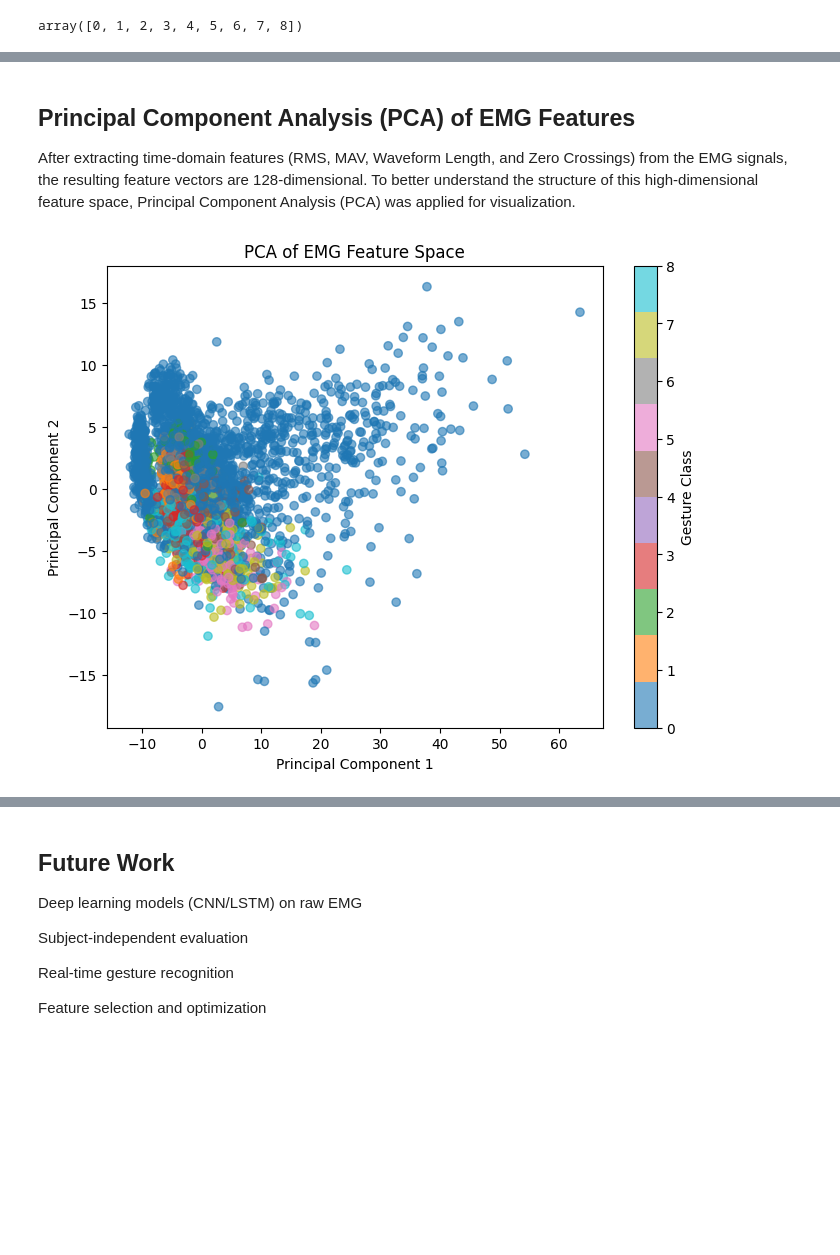
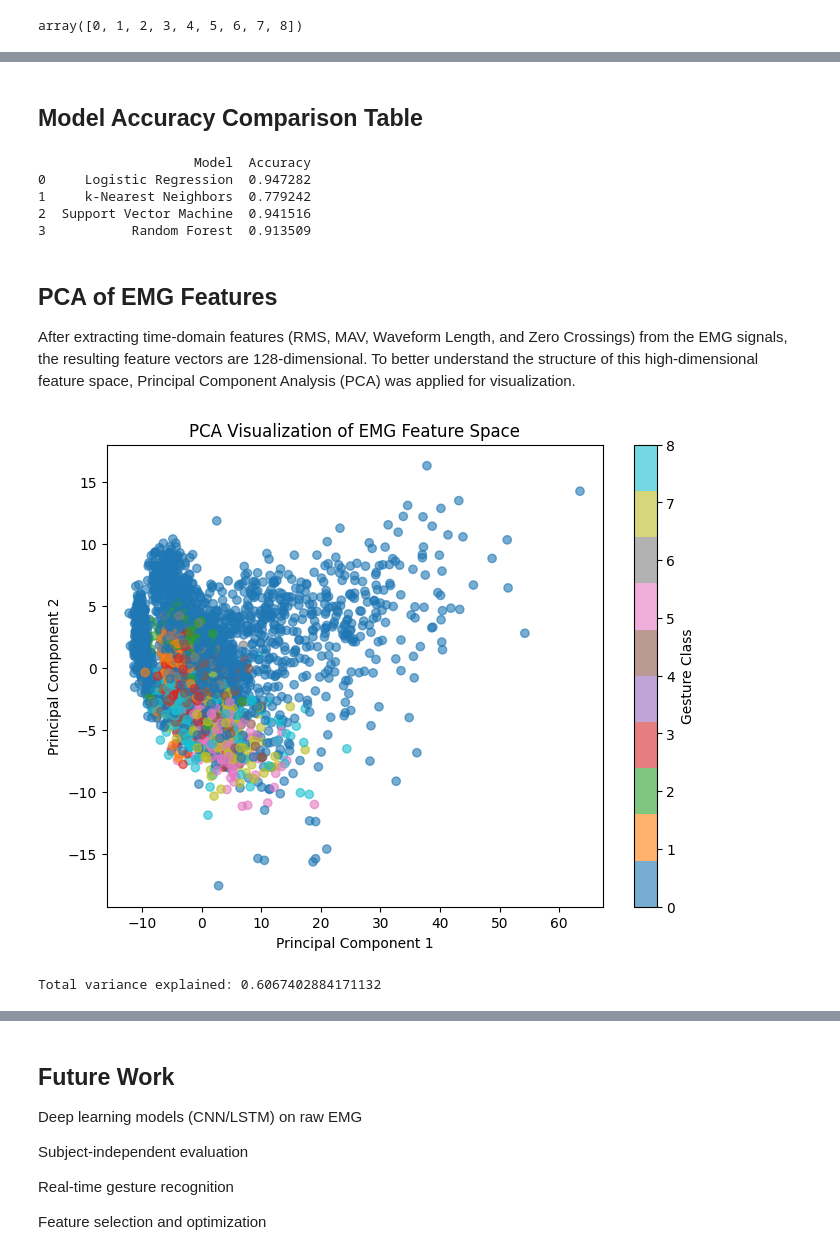
Before and after one commit to vanshikasarawgi-gif/EMG-Gesture-Recognition, a Jupyter notebook: notebooks/main.ipynb, the cells around one changed output, grey strips where cells are left out. Cells and saved outputs as stored; diff of their text form; code cells hidden in the pictures; blank space fills up the shorter version.

```diff
--- a/notebooks/main.ipynb
+++ b/notebooks/main.ipynb
@@ -441,12 +489,18 @@ A Support Vector Machine (SVM) classifier was used as the primary model for EMG-
 Test Accuracy: 94.15%
 # %%
 from sklearn.svm import SVC
+from sklearn.metrics import accuracy_score
 
-svm_model = SVC(
-    kernel='rbf',
-    C=10,
-    gamma='scale'
-)
+#SVM Model
+svm_model = SVC(kernel='rbf', C=10, gamma='scale')
 
+#Train
 svm_model.fit(X_train_scaled, y_train)
+
+#Predict
+y_pred_svm = svm_model.predict(X_test_scaled)
+
+#Accuracy
+svm_acc = accuracy_score(y_test, y_pred_svm)
+print("SVM Accuracy:", svm_acc)
 # %% [output]
@@ -462,0 +515,16 @@ Test Accuracy: 0.9415156507413509
+# %%
+from sklearn.ensemble import RandomForestClassifier
+from sklearn.metrics import accuracy_score
+
+#RF Model
+rf = RandomForestClassifier(n_estimators=200, random_state=42)
+
+#Train
+rf.fit(X_train, y_train)   # scaling not required
+
+#Predict
+y_pred_rf = rf.predict(X_test)
+
+#Accuracy
+rf_acc = accuracy_score(y_test, y_pred_rf)
+print("Random Forest Accuracy:", rf_acc)
@@ -518,28 +635,63 @@ weighted avg       0.94      0.94      0.94      1214
+# %% [markdown]
+## Model Accuracy Comparison Table
+# %%
+import pandas as pd
+
+# Store model accuracies
+results = {
+    "Model": [
+        "Logistic Regression",
+        "k-Nearest Neighbors",
+        "Support Vector Machine",
+        "Random Forest"
+    ],
+    "Accuracy": [
+        lr_acc,
+        knn_acc,
+        svm_acc,
+        rf_acc
+    ]
+}
+
+# Create DataFrame
+results_df = pd.DataFrame(results)
+
+# Display table
+print(results_df)
+# %% [output]
+                    Model  Accuracy
+0     Logistic Regression  0.947282
+1     k-Nearest Neighbors  0.779242
+2  Support Vector Machine  0.941516
+3           Random Forest  0.913509
 # %% [markdown]
-## Principal Component Analysis (PCA) of EMG Features
+## PCA of EMG Features
 
 After extracting time-domain features (RMS, MAV, Waveform Length, and Zero Crossings) from the EMG signals, the resulting feature vectors are 128-dimensional.
 To better understand the structure of this high-dimensional feature space, Principal Component Analysis (PCA) was applied for visualization.
 # %%
 from sklearn.decomposition import PCA
 import matplotlib.pyplot as plt
 
 pca = PCA(n_components=2)
-X_pca = pca.fit_transform(X_train_scaled)
+X_train_pca = pca.fit_transform(X_train_scaled)
 
 plt.figure(figsize=(8,6))
 scatter = plt.scatter(
-    X_pca[:, 0],
-    X_pca[:, 1],
+    X_train_pca[:, 0],
+    X_train_pca[:, 1],
     c=y_train,
     cmap='tab10',
     alpha=0.6
 )
 
 plt.xlabel("Principal Component 1")
 plt.ylabel("Principal Component 2")
-plt.title("PCA of EMG Feature Space")
+plt.title("PCA Visualization of EMG Feature Space")
 plt.colorbar(scatter, label="Gesture Class")
 plt.show()
+
+print("Total variance explained:", pca.explained_variance_ratio_.sum())
 # %% [output]
-[figure, old version]
+[figure, new version]
+Total variance explained: 0.6067402884171132
```
Also changed, not shown: parts of 27 cells of this notebook.
